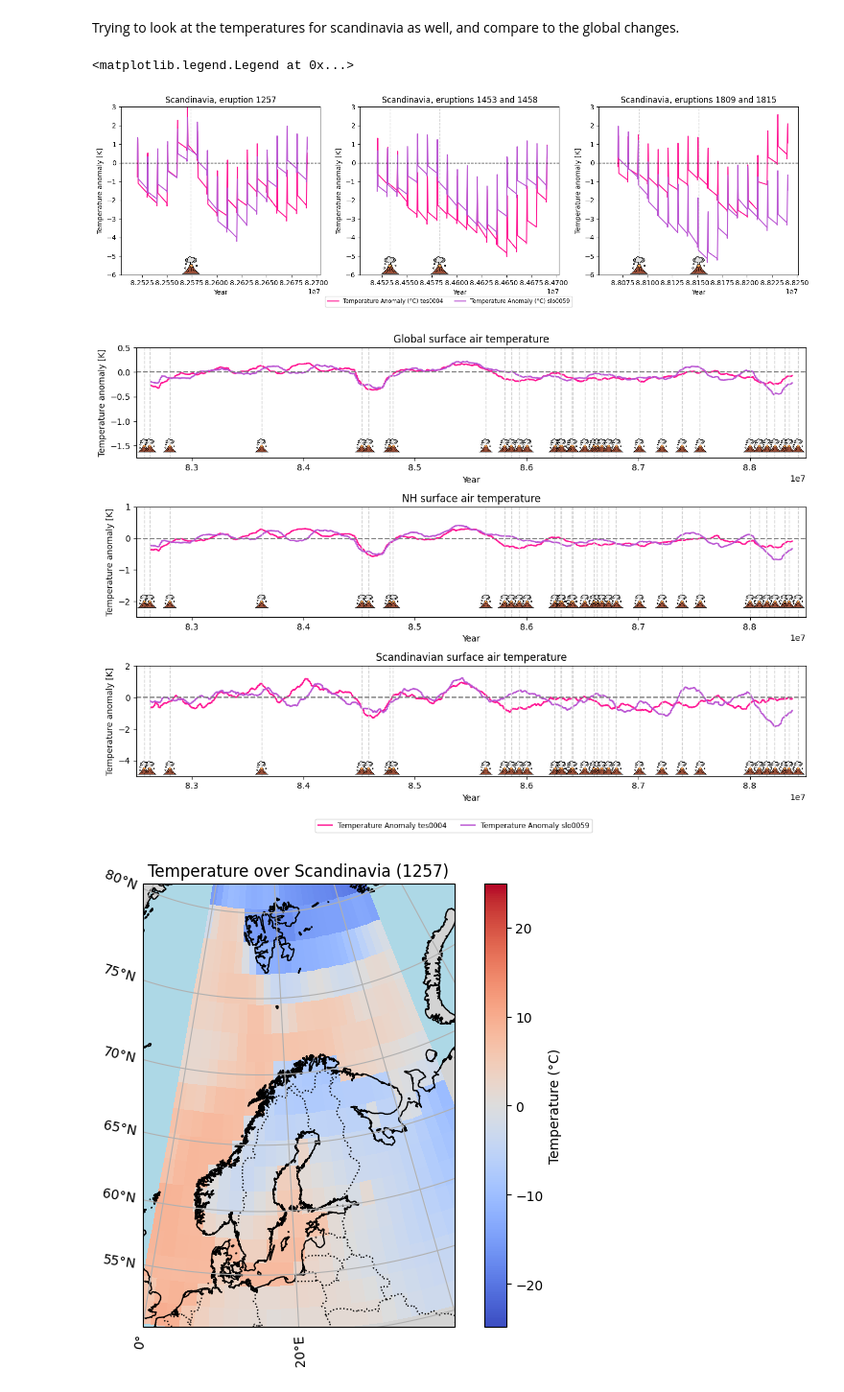
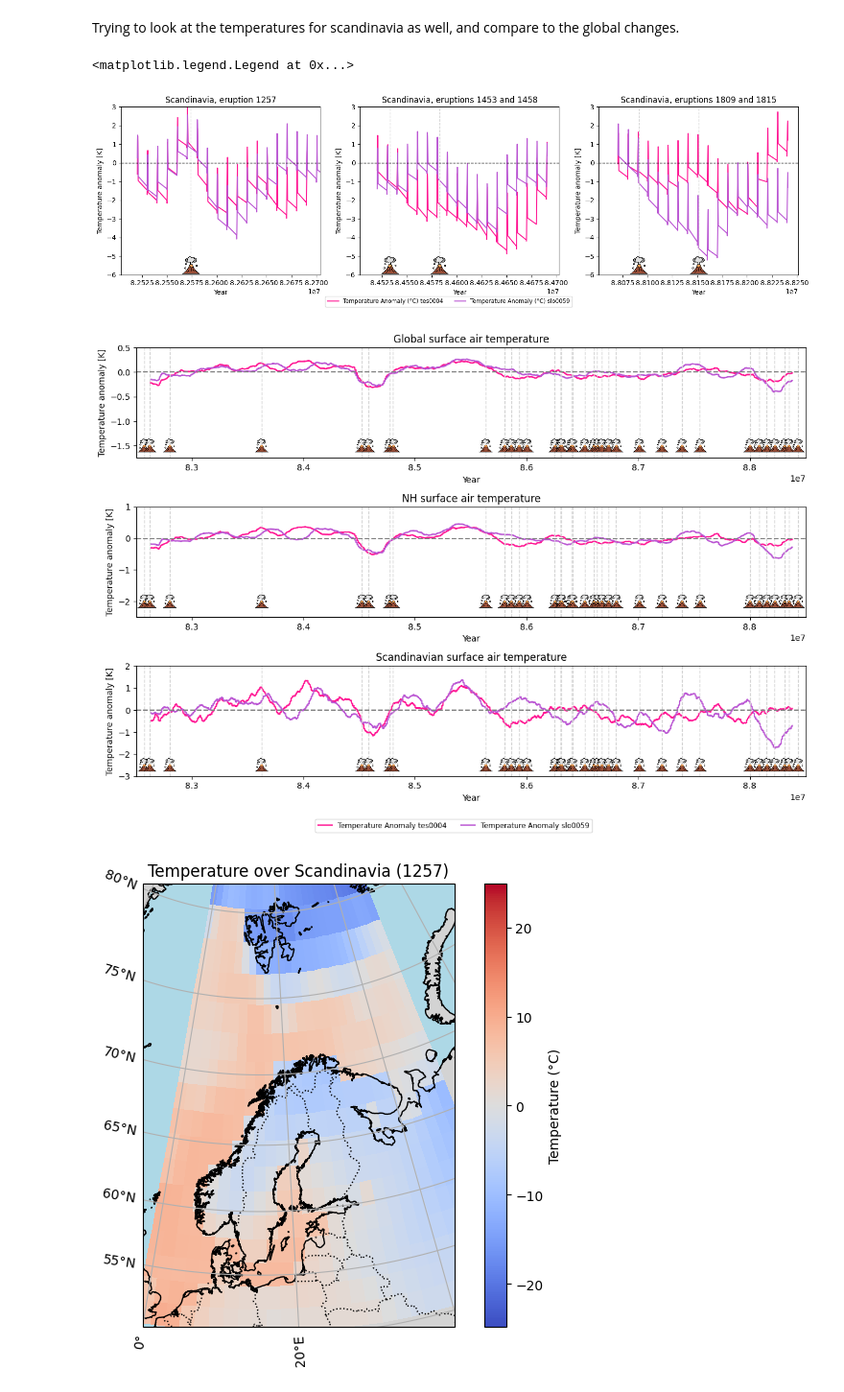
Before and after one commit to EliHHogemo/lia, a Jupyter notebook: temp.ipynb, the cells around one changed output. Shown at 96% size. Cells and saved outputs as stored; diff of their text form; code cells hidden in the pictures.

```diff
--- a/temp.ipynb
+++ b/temp.ipynb
@@ -325,11 +311,11 @@ plt.show()
 # %% [output]
 [figure]
 # %%
-base_surf = ts_surf.mean()
+base_surf = ts_surf.sel(time=time_mask_s).mean()
 anomaly_surf=ts_surf.sel(time=time_mask_s) - base_surf
 anomaly_smooth_surf = anomaly_surf.rolling(time=300, center=True).mean()
 
-base_surfa = ts_surfa.mean()
+base_surfa = ts_surfa.sel(time=time_mask_sa).mean()
 anomaly_surfa=ts_surfa.sel(time=time_mask_sa) - base_surfa
 anomaly_smooth_surfa = anomaly_surfa.rolling(time=300, center=True).mean()
 
@@ -490,11 +473,14 @@ scand04 = ds_surf.sel(lat=scandinavia_lat, lon=scandinavia_lon)
 ts_scand59 = scand59['var169'].mean(dim=['lat', 'lon'])-273.12
 ts_scand04 = scand04['var169'].mean(dim=['lat', 'lon'])-273.12
 # %%
-base_surf59 = ts_scand59.mean()
-base_surf04 = ts_scand04.mean()
+time_scand59 = (scand59.time >= time_1250) & (scand59.time <= time_1850)
+time_scand04 = (scand04.time >= time_1250) & (scand04.time <= time_1850)
+
+base_surf59 = ts_scand59.sel(time=time_scand59).mean()
+base_surf04 = ts_scand04.sel(time=time_scand04).mean()
 
 # anomalies
-time_mask_591 = (scand59.time >= numeric_1250) & (scand59.time <= numeric_1270)
+
 anomaly_surf591=ts_scand59.sel(time=time_mask_591) - base_surf59
 anomaly_smooth_surf591 = anomaly_surf591.rolling(time=30, center=True).mean()
 
@@ -576,7 +562,7 @@ handles, labels = ax[0].get_legend_handles_labels()
 fig.legend(handles, labels, loc='lower center', bbox_to_anchor=(0.5, -0.05), ncol=2, fontsize='small', frameon=True)
 # %% [output]
 <matplotlib.legend.Legend at 0x...>
-[figure, old version]
+[figure, new version]
 # %%
 time_mask_591 = (scand59.time >= year_to_numeric(1250)) & (scand59.time <= year_to_numeric(1850))
 anomaly_surf591=ts_scand59.sel(time=time_mask_591) - base_surf59
@@ -594,15 +580,16 @@ nh04 = ds_surf.sel(lat=nh_lat)
 ts_nh59 = nh59['var169'].mean(dim=['lat', 'lon'])-273.12
 ts_nh04 = nh04['var169'].mean(dim=['lat', 'lon'])-273.12
 
-base_nh59 = ts_nh59.mean()
-base_nh04 = ts_nh04.mean()
+time_mask_nh59 = (nh59.time >= year_to_numeric(1250)) & (nh59.time <= year_to_numeric(1850))
+time_mask_nh04 = (nh04.time >= year_to_numeric(1250)) & (nh04.time <= year_to_numeric(1850))
+
+base_nh59 = ts_nh59.sel(time=time_mask_nh59).mean()
+base_nh04 = ts_nh04.sel(time=time_mask_nh04).mean()
 
 # anomalies
-time_mask_nh59 = (nh59.time >= year_to_numeric(1250)) & (nh59.time <= year_to_numeric(1850))
 anomaly_surfnh59=ts_nh59.sel(time=time_mask_nh59) - base_nh59
 anomaly_nh_smooth59 = anomaly_surfnh59.rolling(time=300, center=True).mean()
 
-time_mask_nh04 = (nh04.time >= year_to_numeric(1250)) & (nh04.time <= year_to_numeric(1850))
 anomaly_surfnh04=ts_nh04.sel(time=time_mask_nh04) - base_nh04
 anomaly_nh_smooth04 = anomaly_surfnh04.rolling(time=300, center=True).mean()
 # %%
@@ -642,36 +629,36 @@ ax[1].set_xlim(year_to_numeric(1250), year_to_numeric(1850))
 ax[1].set_ylim(-2.5, 1)
 ax[1].set_title('NH surface air temperature')
 ax[1].set_ylabel('Temperature anomaly [K]')
 ax[1].set_xlabel('Year')
 
 anomaly_smooth_surf041.plot(ax = ax[2], label='Temperature Anomaly tes0004', color='deeppink')
 anomaly_smooth_surf591.plot(ax = ax[2], label='Temperature Anomaly slo0059', color='mediumorchid')
 for vt in volcano:
     ax[2].axvline(x=year_to_numeric(vt), color='lightgray', linestyle='--', linewidth=1)
-    ab2 = AnnotationBbox(volcano_icon, (year_to_numeric(vt), -4.5), frameon=False, box_alignment=(0.5, 0.5))
+    ab2 = AnnotationBbox(volcano_icon, (year_to_numeric(vt), -2.5), frameon=False, box_alignment=(0.5, 0.5))
     ax[2].add_artist(ab2)
 
 ax[2].axhline(0, linestyle='--', color='gray')
 ax[2].set_xlim(year_to_numeric(1250), year_to_numeric(1850))
-ax[2].set_ylim(-5, 2)
+ax[2].set_ylim(-3, 2)
 ax[2].set_title('Scandinavian surface air temperature')
 ax[2].set_ylabel('Temperature anomaly [K]')
 ax[2].set_xlabel('Year')
 
 handles, labels = ax[0].get_legend_handles_labels()
 fig.legend(
     handles, labels,
     loc='lower center',
     bbox_to_anchor=(0.5, -0.05),
     ncol=2,
     fontsize='small',
     frameon=True
 )
 
 plt.tight_layout()
 plt.show()
 # %% [output]
-[figure, old version]
+[figure, new version]
 # %%
 temp_snapshot = scand59['var169'].sel(time=year_to_numeric(1257), method = 'nearest')-273.12
 
```
Also changed, not shown: parts of 13 cells of this notebook.
